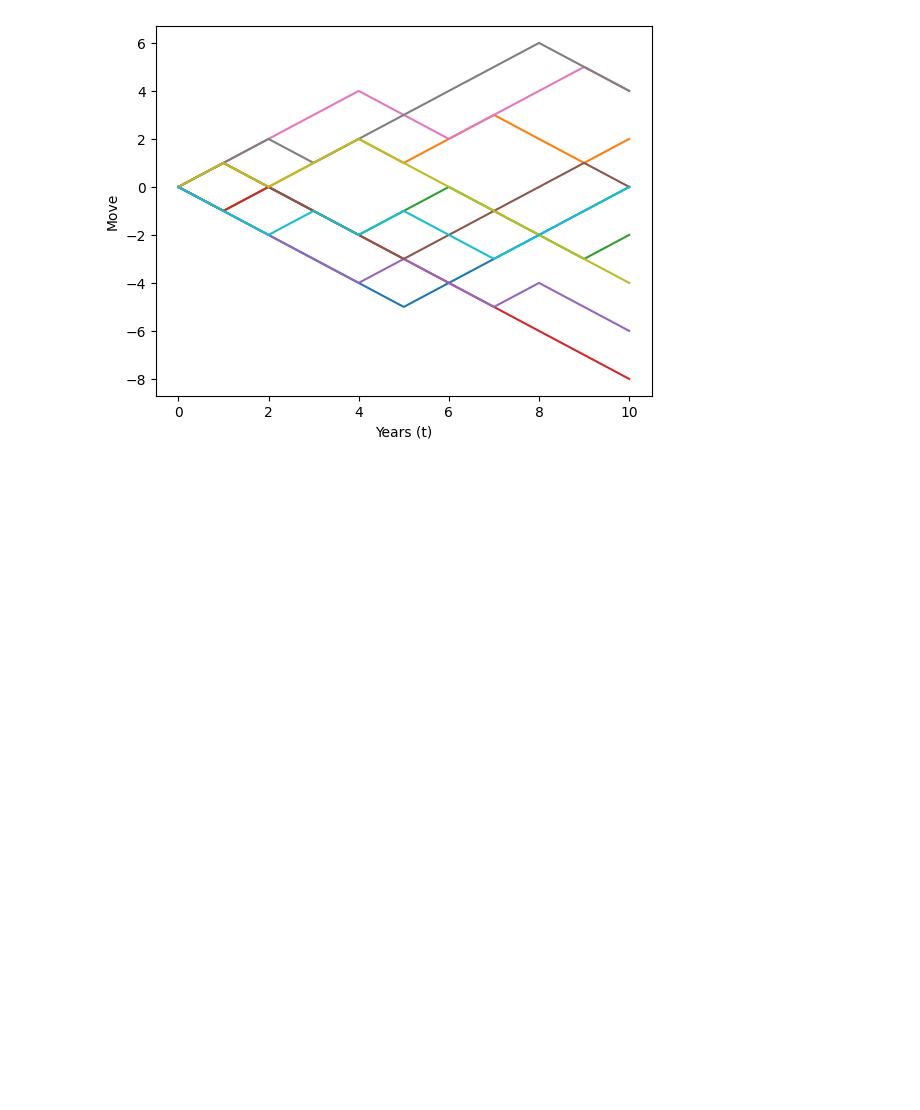
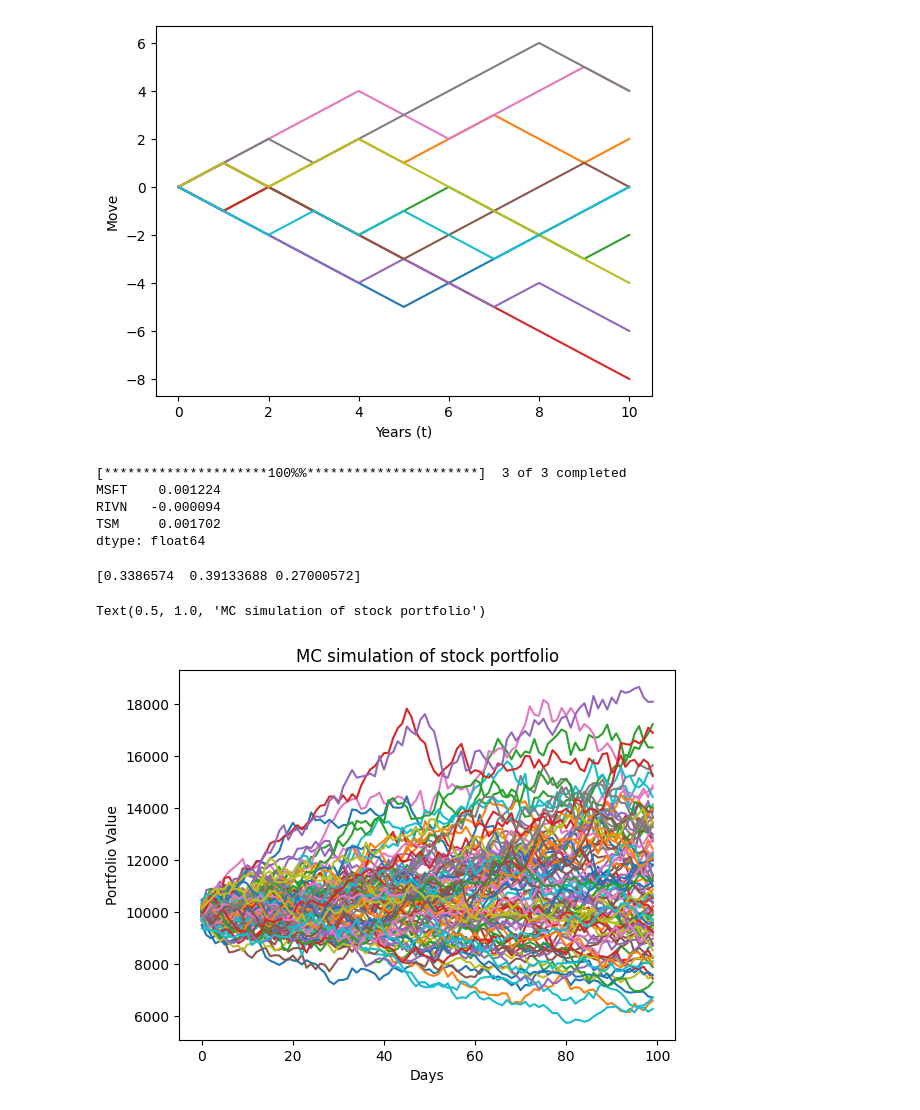
Before and after one commit to pjwang24/TradeWiseHub, a Jupyter notebook: trading.ipynb, the cells around one changed output. Drawn from its saved outputs; the diff is of its cells as text; code cells hidden in the pictures; blank space fills up the shorter version.

Commit message:
monte carlo

```diff
--- a/trading.ipynb
+++ b/trading.ipynb
@@ -129,3 +131,53 @@ plt.show()
 # increments between time periods are independent
 # %% [output]
 [figure]
+# %%
+def get_data(stocks, start, end):
+    stockData = web.get_data_yahoo(stocks, start, end)
+    stockData = stockData['Close']
+    returns = stockData.pct_change()
+    meanReturns = returns.mean()
+    coMatrix = returns.cov()
+    return meanReturns, coMatrix
+# %%
+stockList = ['MSFT', 'TSM', 'RIVN']
+stocks = [stock for stock in stockList]
+endDate = dt.datetime.now()
+startDate = endDate - dt.timedelta(days=300)
+
+meanReturns, coMatrix = get_data(stocks, startDate, endDate)
+print(meanReturns)
+# %% [output]
+[*********************100%%**********************]  3 of 3 completed
+MSFT    0.001224
+RIVN   -0.000094
+TSM     0.001702
+dtype: float64
+# %%
+weights = np.random.random(len(meanReturns))
+weights /= np.sum(weights)
+print(weights)
+# %% [output]
+[0.3386574  0.39133688 0.27000572]
+# %%
+# Monte carlo method
+mc_sims = 100
+T = 100 # in days
+meanM = np.full(shape=(T, len(weights)), fill_value=meanReturns)
+meanM = meanM.T
+portfolio_sims = np.full(shape=(T, mc_sims), fill_value=0.0)
+portfolio_value = 10000
+
+for m in range(mc_sims):
+    Z = np.random.normal(size=(T, len(weights)))
+    L = np.linalg.cholesky(coMatrix)
+    dailyReturns = meanM + np.inner(L,Z)
+    portfolio_sims[:, m] = np.cumprod(np.inner(weights, dailyReturns.T)+1)*portfolio_value
+
+plt.plot(portfolio_sims)
+plt.ylabel('Portfolio Value')
+plt.xlabel('Days')
+plt.title('MC simulation of stock portfolio')
+# %% [output]
+Text(0.5, 1.0, 'MC simulation of stock portfolio')
+[figure, added]
```
Also changed, not shown: parts of 3 cells of this notebook.
